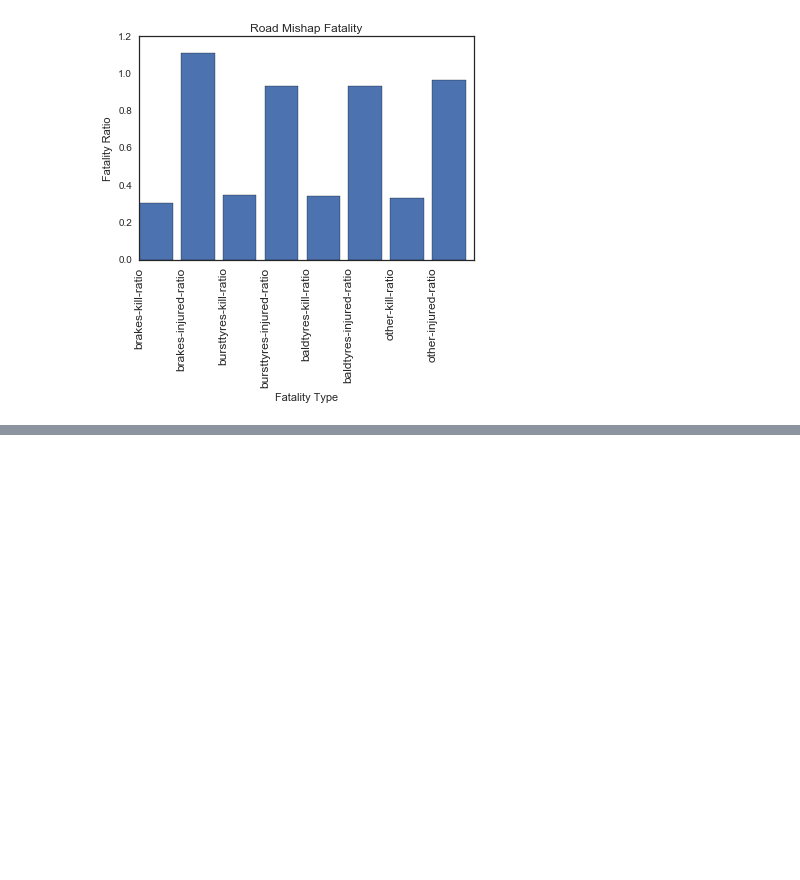
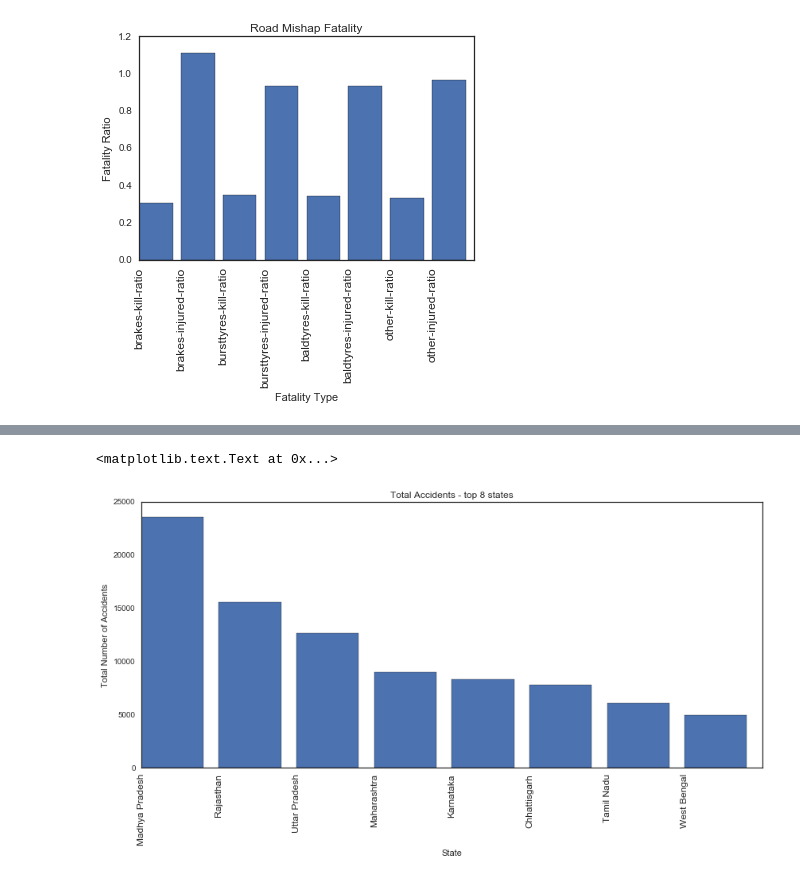
Before and after one commit to dbiswa4/python-projects, a Jupyter notebook: spring-2017/src/data-viz/proj/vehicle-defect-01.ipynb, the cells around one changed output, grey strips where cells are left out. Cells and saved outputs as stored; diff of their text form; code cells hidden in the pictures; blank space fills up the shorter version.

```diff
--- a/spring-2017/src/data-viz/proj/vehicle-defect-01.ipynb
+++ b/spring-2017/src/data-viz/proj/vehicle-defect-01.ipynb
@@ -421,3 +426,13 @@ plt.title('Road Mishap Fatality')
 # %% [output]
 <matplotlib.text.Text at 0x...>
 [figure]
+# %%
+#Grouped bar charts
+#vehicle_defect_top10_df= pd.melt(vehicle_defect_df, id_vars=['State'], value_vars=['DefectiveBrakes-NumberofAccident-2014','DefectiveSteering-NumberofAccident-2014','PuncturedBurstTypres-NumberofAccident-2014','BaldTyres-NumberofAccident-2014','OtherSeriousMechanicalDefect-NumberofAccident-2014'])
+
+vehicle_defect_df['TotalAccidents'] = vehicle_defect_df['DefectiveBrakes-NumberofAccident-2014'] + vehicle_defect_df['DefectiveSteering-NumberofAccident-2014'] + vehicle_defect_df['PuncturedBurstTypres-NumberofAccident-2014'] + vehicle_defect_df['BaldTyres-NumberofAccident-2014'] + vehicle_defect_df['OtherSeriousMechanicalDefect-NumberofAccident-2014']
+sorted_total_accidents_df = vehicle_defect_df.sort_values(['TotalAccidents'], ascending=[False])
+
+sorted_total_accidents_top8_df = sorted_total_accidents_df[:8]
+
+sorted_total_accidents_top8_df
@@ -423,0 +462,12 @@ plt.title('Road Mishap Fatality')
+# %%
+plt.figure(figsize=(14, 6))
+total_accidents_top8_df = sorted_total_accidents_top8_df[['State', 'TotalAccidents']]
+y_pos = np.arange(len(total_accidents_top8_df['State']))
+plt.bar(y_pos, total_accidents_top8_df['TotalAccidents'])
+plt.xticks(y_pos, total_accidents_top8_df['State'], rotation=90, fontsize='large')
+plt.xlabel('State')
+plt.ylabel('Total Number of Accidents')
+plt.title('Total Accidents - top 8 states')
+# %% [output]
+<matplotlib.text.Text at 0x...>
+[figure, added]
```
Also changed, not shown: parts of 8 cells of this notebook.
